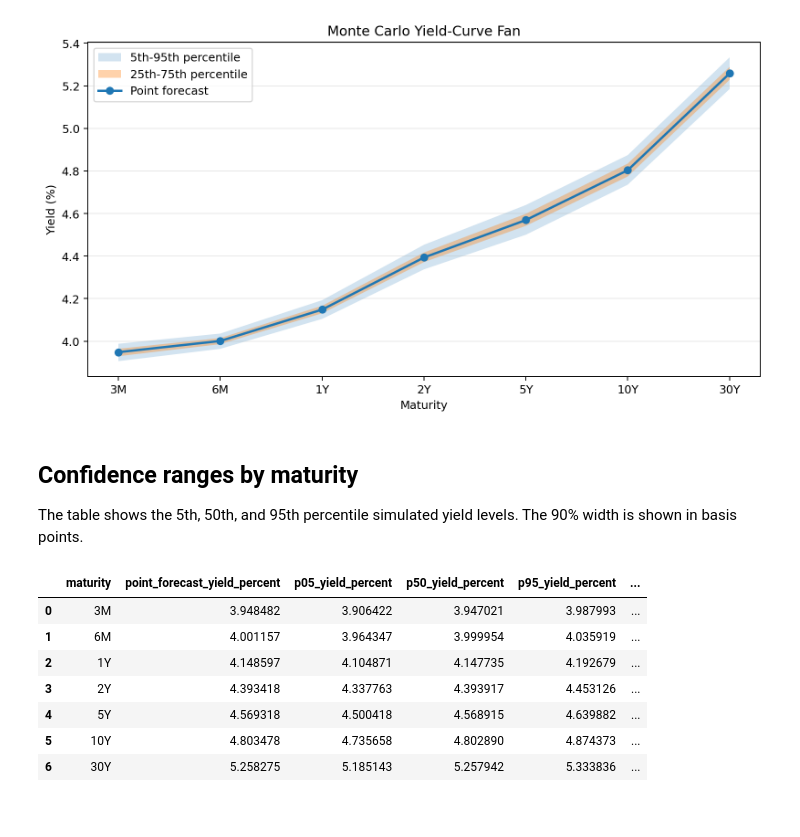
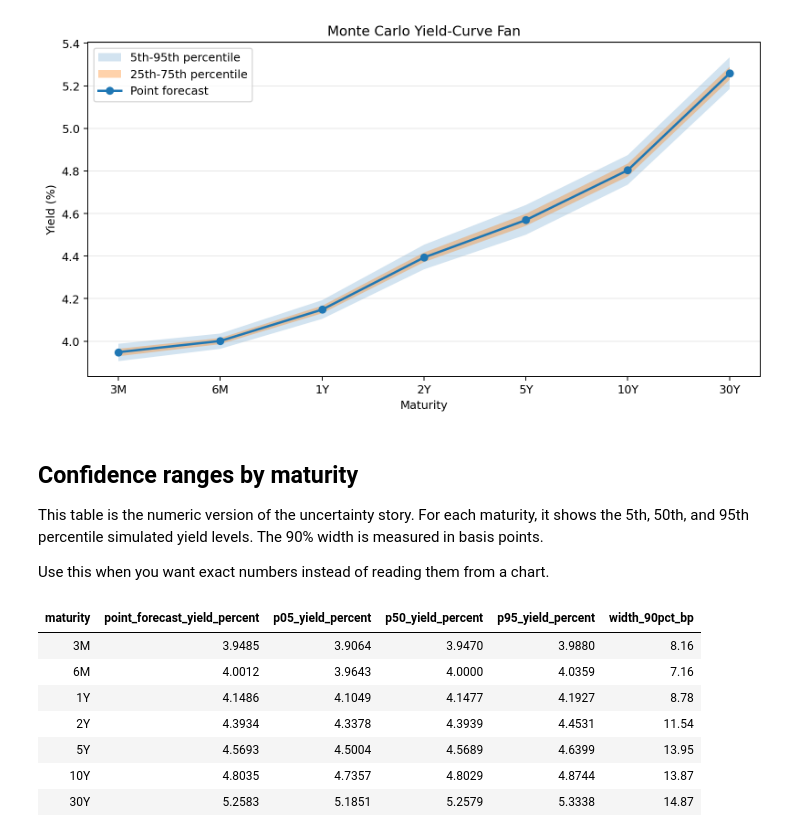
Before and after one commit to diyasaxena17/tresonance, a Jupyter notebook: notebooks/07_stochastic_uncertainty.ipynb, the cells around one changed output. Cells and saved outputs as stored; diff of their text form; code cells hidden in the pictures.

```diff
--- a/notebooks/07_stochastic_uncertainty.ipynb
+++ b/notebooks/07_stochastic_uncertainty.ipynb
@@ -85,15 +104,27 @@ display(Image(filename=FAN_FIGURE))
 # %% [markdown]
 ## Confidence ranges by maturity
 
-The table shows the 5th, 50th, and 95th percentile simulated yield levels. The 90% width is shown in basis points.
+This table is the numeric version of the uncertainty story. For each maturity, it shows the 5th, 50th, and 95th percentile simulated yield levels. The 90% width is measured in basis points.
+
+Use this when you want exact numbers instead of reading them from a chart.
-# %%
-ranges
-# %% [output]
-|  | maturity | point_forecast_yield_percent | p05_yield_percent | p50_yield_percent | p95_yield_percent | ... |
-| 0 | 3M | 3.948482 | 3.906422 | 3.947021 | 3.987993 | ... |
-| 1 | 6M | 4.001157 | 3.964347 | 3.999954 | 4.035919 | ... |
-| 2 | 1Y | 4.148597 | 4.104871 | 4.147735 | 4.192679 | ... |
-| 3 | 2Y | 4.393418 | 4.337763 | 4.393917 | 4.453126 | ... |
-| 4 | 5Y | 4.569318 | 4.500418 | 4.568915 | 4.639882 | ... |
-| 5 | 10Y | 4.803478 | 4.735658 | 4.802890 | 4.874373 | ... |
-| 6 | 30Y | 5.258275 | 5.185143 | 5.257942 | 5.333836 | ... |
+# %%
+display(
+    ranges.style.hide(axis="index").format(
+        {
+            "point_forecast_yield_percent": "{:.4f}",
+            "p05_yield_percent": "{:.4f}",
+            "p50_yield_percent": "{:.4f}",
+            "p95_yield_percent": "{:.4f}",
+            "width_90pct_bp": "{:.2f}",
+        }
+    )
+)
+# %% [output]
+| maturity | point_forecast_yield_percent | p05_yield_percent | p50_yield_percent | p95_yield_percent | width_90pct_bp |
+| 3M | 3.9485 | 3.9064 | 3.9470 | 3.9880 | 8.16 |
+| 6M | 4.0012 | 3.9643 | 4.0000 | 4.0359 | 7.16 |
+| 1Y | 4.1486 | 4.1049 | 4.1477 | 4.1927 | 8.78 |
+| 2Y | 4.3934 | 4.3378 | 4.3939 | 4.4531 | 11.54 |
+| 5Y | 4.5693 | 4.5004 | 4.5689 | 4.6399 | 13.95 |
+| 10Y | 4.8035 | 4.7357 | 4.8029 | 4.8744 | 13.87 |
+| 30Y | 5.2583 | 5.1851 | 5.2579 | 5.3338 | 14.87 |
```
Also changed, not shown: parts of 14 cells of this notebook.
